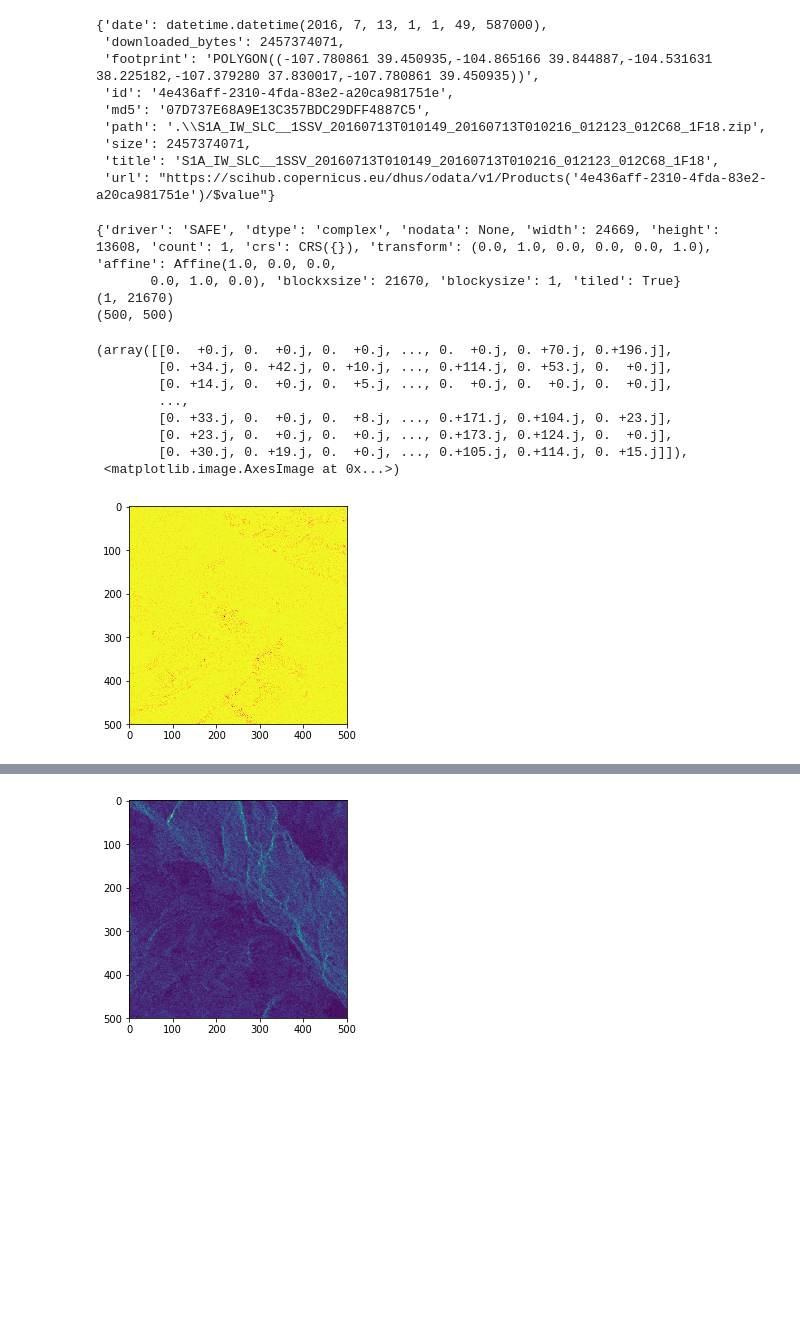
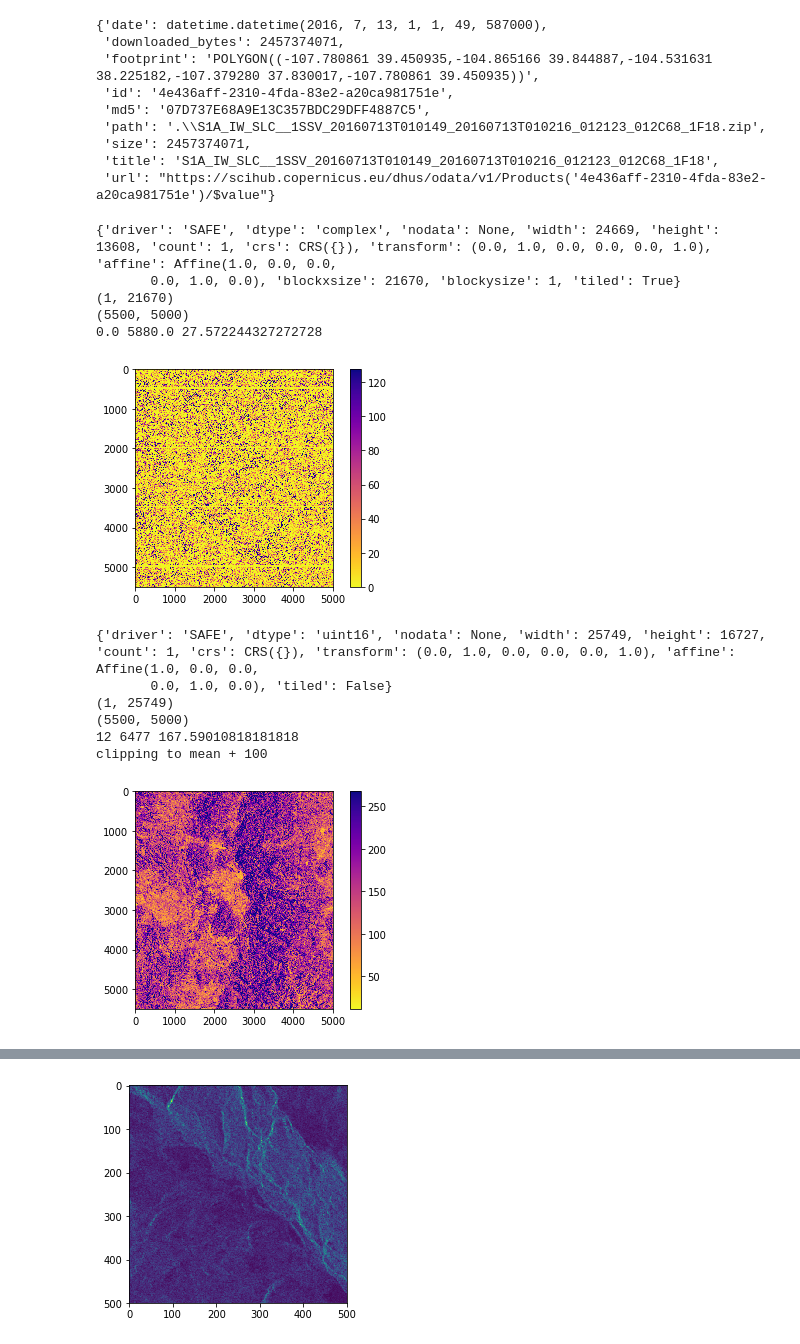
Before and after one commit to earthlab/sentinel_api, a Jupyter notebook: using_sentinel_sat_api.ipynb, the cells around one changed output, grey strips where cells are left out. Saved outputs shown, nothing was run; the diff lists cells and outputs as text; code cells hidden in the pictures; blank space fills up the shorter version.

```diff
--- a/using_sentinel_sat_api.ipynb
+++ b/using_sentinel_sat_api.ipynb
@@ -216,41 +216,54 @@ SLC_dl
 # %%
 ## open the file with rasterio
 # SLC_fi = os.path.join('s1_files', SLC_dl['title'] + '.SAFE', 'manifest.safe')
 SLC_fi = os.path.join('s1_files', SLC_title + '.SAFE', 'manifest.safe')
 # s1_filepath = r"C:\Projects\sentinel_api\s1_files\S1A_IW_RAW__0SSV_20161216T130058_20161216T130130_014405_0175A1_975B.SAFE\s1a-iw-raw-s-vv-20161216t130058-20161216t130130-014405-0175a1.dat"
 # s1_filepath = r"C:/Projects/sentinel_api/s1_files/S1A_IW_GRDH_1SDV_20160830T010152_20160830T010217_012823_01439D_86AC.SAFE/manifest.safe"
 
-with rasterio.open(SLC_fi, 'r') as src:
-    print(src.profile)
-    #arr = src.read() # careful... this could kill the kernel
-    #print(arr.shape)
+for prd in (SLC_title, GRD_title):
+    SLC_fi = os.path.join('s1_files', prd + '.SAFE', 'manifest.safe')
+    with rasterio.open(SLC_fi, 'r') as src:
+        print(src.profile)
+        #arr = src.read() # careful... this could kill the kernel
+        #print(arr.shape)
 
-with rasterio.open(SLC_fi, 'r') as src:
-    for ji, window in src.block_windows(1):
-        r = src.read(1, window=window)
+    with rasterio.open(SLC_fi, 'r') as src:
+        for ji, window in src.block_windows(1):
+            r = src.read(1, window=window)
+            print(r.shape)
+            break
+
+    with rasterio.open(SLC_fi, 'r') as src:
+        r = src.read(1, window=((7000,12500), (7500,12500)))
         print(r.shape)
-        break
 
-with rasterio.open(SLC_fi, 'r') as src:
-    r = src.read(1, window=((5000,5500), (5000,5500)))
-    print(r.shape)
+    if 'SLC' in prd:
+        arr = np.abs(r)
+        print(arr.min(), arr.max(), arr.mean())
+        plt.imshow(arr, cmap='plasma_r', vmin=arr.min(), vmax=arr.mean() + 100)
+        plt.colorbar()
+        plt.show()
+    else:
+        print(r.min(), r.max(), r.mean())
+        print('clipping to mean + 100')
+        plt.imshow(r, cmap='plasma_r', vmin=r.min(), vmax=r.mean() + 100)
+        plt.colorbar()
+        plt.show()
+
 
 
 # !gdalinfo $SLC_fi
 # %% [output]
 {'driver': 'SAFE', 'dtype': 'complex', 'nodata': None, 'width': 24669, 'height': 13608, 'count': 1, 'crs': CRS({}), 'transform': (0.0, 1.0, 0.0, 0.0, 0.0, 1.0), 'affine': Affine(1.0, 0.0, 0.0,
        0.0, 1.0, 0.0), 'blockxsize': 21670, 'blockysize': 1, 'tiled': True}
 (1, 21670)
-(500, 500)
+(5500, 5000)
+0.0 5880.0 27.572244327272728
+[figure, added]
+{'driver': 'SAFE', 'dtype': 'uint16', 'nodata': None, 'width': 25749, 'height': 16727, 'count': 1, 'crs': CRS({}), 'transform': (0.0, 1.0, 0.0, 0.0, 0.0, 1.0), 'affine': Affine(1.0, 0.0, 0.0,
+       0.0, 1.0, 0.0), 'tiled': False}
+(1, 25749)
+(5500, 5000)
+12 6477 167.59010818181818
+clipping to mean + 100
+[figure, added]
-# %%
-r, plt.imshow(np.abs(r), cmap='plasma_r')
-# %% [output]
-(array([[0.  +0.j, 0.  +0.j, 0.  +0.j, ..., 0.  +0.j, 0. +70.j, 0.+196.j],
-        [0. +34.j, 0. +42.j, 0. +10.j, ..., 0.+114.j, 0. +53.j, 0.  +0.j],
-        [0. +14.j, 0.  +0.j, 0.  +5.j, ..., 0.  +0.j, 0.  +0.j, 0.  +0.j],
-        ...,
-        [0. +33.j, 0.  +0.j, 0.  +8.j, ..., 0.+171.j, 0.+104.j, 0. +23.j],
-        [0. +23.j, 0.  +0.j, 0.  +0.j, ..., 0.+173.j, 0.+124.j, 0.  +0.j],
-        [0. +30.j, 0. +19.j, 0.  +0.j, ..., 0.+105.j, 0.+114.j, 0. +15.j]]),
- <matplotlib.image.AxesImage at 0x...>)
-[figure, removed]
```
Also changed, not shown: parts of 1 cell of this notebook.
